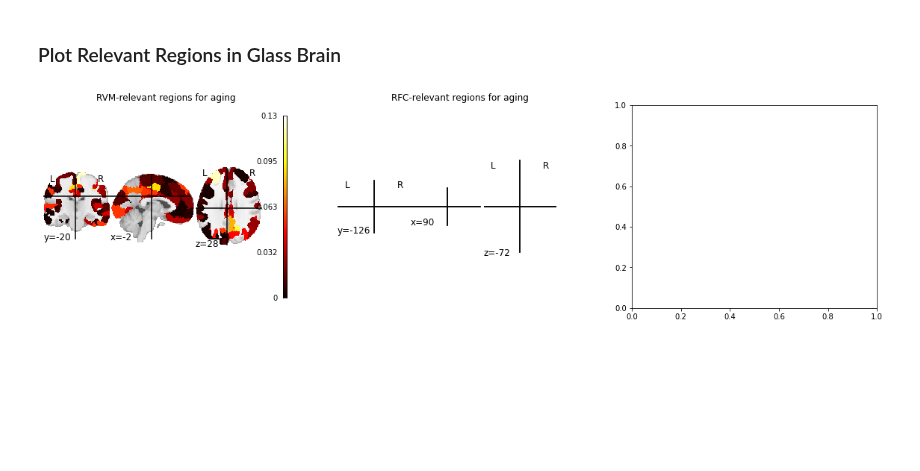
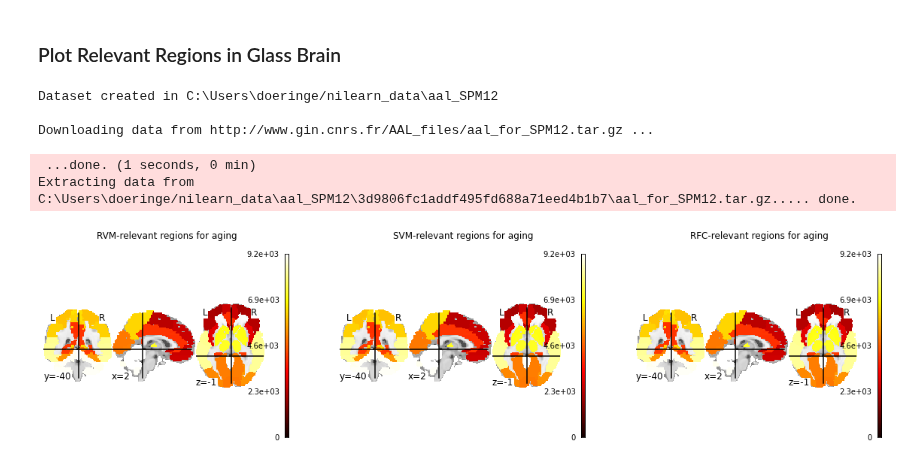
Before and after one commit to elenadoe/Brain_Age_PET_MRI, a Jupyter notebook: src/2_cv_test.ipynb, the cells around one changed output. Drawn from its saved outputs; the diff is of its cells as text; code cells hidden in the pictures; blank space fills up the shorter version.

```diff
--- a/src/2_cv_test.ipynb
+++ b/src/2_cv_test.ipynb
@@ -165,15 +165,21 @@ plt.show()
 # %% [markdown]
 ### Plot Relevant Regions in Glass Brain
 # %%
-schaefer = fetch_atlas_schaefer_2018(n_rois = 200, yeo_networks = 17)
-atlas = image.load_img(schaefer.maps)
+atlas_file = fetch_atlas_aal()
+atlas = image.load_img(atlas_file.maps)
 atlas_matrix = image.get_data(atlas)
+# %% [output]
+Dataset created in C:\Users\doeringe/nilearn_data\aal_SPM12
+
+Downloading data from http://www.gin.cnrs.fr/AAL_files/aal_for_SPM12.tar.gz ...
+ ...done. (1 seconds, 0 min)
+Extracting data from C:\Users\doeringe/nilearn_data\aal_SPM12\3d9806fc1addf495fd688a71eed4b1b7\aal_for_SPM12.tar.gz..... done.
 # %%
 # create statistical map where each voxel value coresponds to permutation importance
 rvm_imp = rvm_feature_importance.importances_mean
 atlas_matrix_stat = atlas_matrix.copy()
 
-for x in range(201):
+for x in range(117):
     if x == 0:
         pass
     else:
@@ -183,7 +189,7 @@ atlas_rvm = image.new_img_like(atlas, atlas_matrix_stat)
 svm_imp = svm_feature_importance.importances_mean
 atlas_matrix_stat_svm = atlas_matrix.copy()
 
-for x in range(201):
+for x in range(117):
     if x == 0:
         pass
     else:
@@ -193,7 +199,7 @@ atlas_svm = image.new_img_like(atlas, atlas_matrix_stat_svm)
 rfc_imp = rfc_feature_importance.importances_mean
 atlas_matrix_stat_rfc = atlas_matrix.copy()
 
-for x in range(201):
+for x in range(117):
     if x == 0:
         pass
     else:
@@ -202,11 +208,11 @@ atlas_rfc = image.new_img_like(atlas, atlas_matrix_stat_rfc)
 # %%
 fix, ax = plt.subplots(1,3, figsize=(20,5))
 plotting.plot_stat_map(atlas_rvm, axes = ax[0])
 ax[0].set_title("RVM-relevant regions for aging")
 plotting.plot_stat_map(atlas_svm, axes = ax[1])
 ax[1].set_title("SVM-relevant regions for aging")
-plotting.plot_stat_map(atlas_rfc, axes = ax[1])
-ax[1].set_title("RFC-relevant regions for aging")
+plotting.plot_stat_map(atlas_rfc, axes = ax[2])
+ax[2].set_title("RFC-relevant regions for aging")
 plt.show()
 # %% [output]
-[figure, old version]
+[figure, new version]
```
Also changed, not shown: parts of 3 cells of this notebook, 1 other file.
